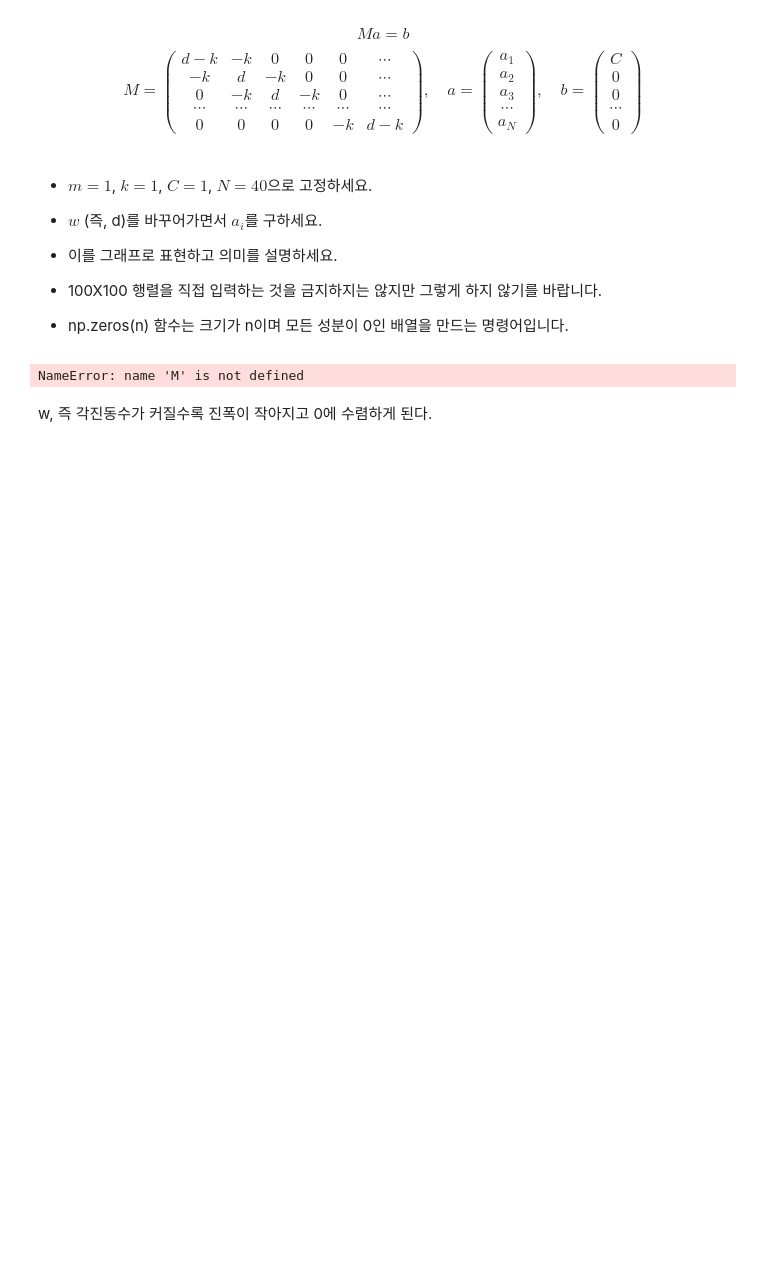
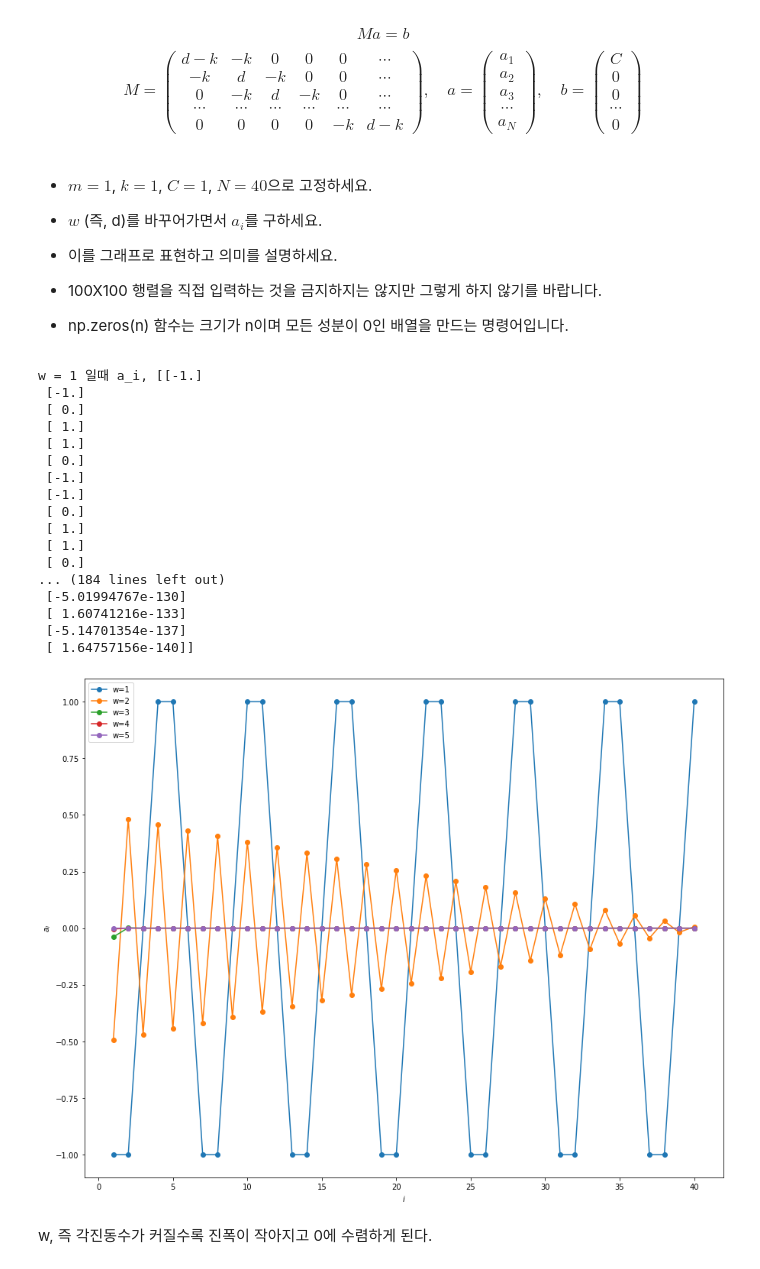
Before and after one commit to joongjae93/2021_cphys1, a Jupyter notebook: juhyeon/hw5.ipynb, the cells around one changed output. Saved outputs shown, nothing was run; the diff lists cells and outputs as text; code cells hidden in the pictures; blank space fills up the shorter version.

```diff
--- a/juhyeon/hw5.ipynb
+++ b/juhyeon/hw5.ipynb
@@ -63,6 +63,7 @@ c = 1
 n = 40
 b = np.zeros((n,1))
 b[0] = c
+M = np.zeros((40,40))
 
 w = 1  # w을 바꾸어 가면서 a_i 구하기
 d = 2*k - m*w**2
@@ -125,34 +126,51 @@ for i in range(1,40):
     M[i,i] = d
     M[i,i-1] = -k
     M[i-1,i] = -k
 
 M[0,0] = d-k
 M[39,39] = d-k
 
 a = np.linalg.solve(M,b)
 print('w = 4 일때 a_i,',a)
 xdata = np.arange(1,41,1)
 plt.plot(xdata,a,'-',marker = 'o',label='w=4')
 plt.legend()
 
 w = 5  # w을 바꾸어 가면서 a_i 구하기
 d = 2*k - m*w**5
 
 for i in range(1,40):
     M[i,i] = d
     M[i,i-1] = -k
     M[i-1,i] = -k
 
 M[0,0] = d-k
 M[39,39] = d-k
 
 a = np.linalg.solve(M,b)
 print('w = 5 일때 a_i,',a)
 xdata = np.arange(1,41,1)
 plt.plot(xdata,a,'-',marker = 'o',label='w=5')
 plt.legend();
 # %% [output]
-NameError: name 'M' is not defined
+w = 1 일때 a_i, [[-1.]
+ [-1.]
+ [ 0.]
+ [ 1.]
+ [ 1.]
+ [ 0.]
+ [-1.]
+ [-1.]
+ [ 0.]
+ [ 1.]
+ [ 1.]
+ [ 0.]
+... (184 lines left out)
+ [-5.01994767e-130]
+ [ 1.60741216e-133]
+ [-5.14701354e-137]
+ [ 1.64757156e-140]]
+[figure, added]
 # %% [markdown]
 w, 즉 각진동수가 커질수록 진폭이 작아지고 0에 수렴하게 된다.
 # %% [markdown]
```
Also changed, not shown: parts of 3 cells of this notebook, 48 other files.
